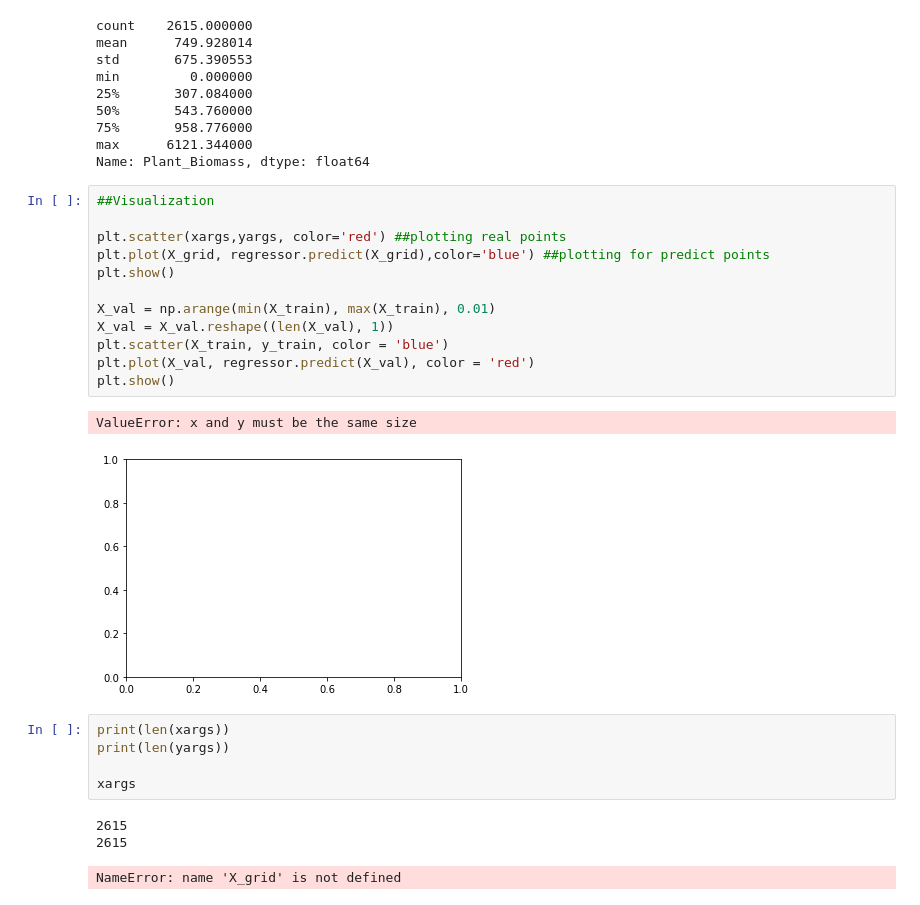
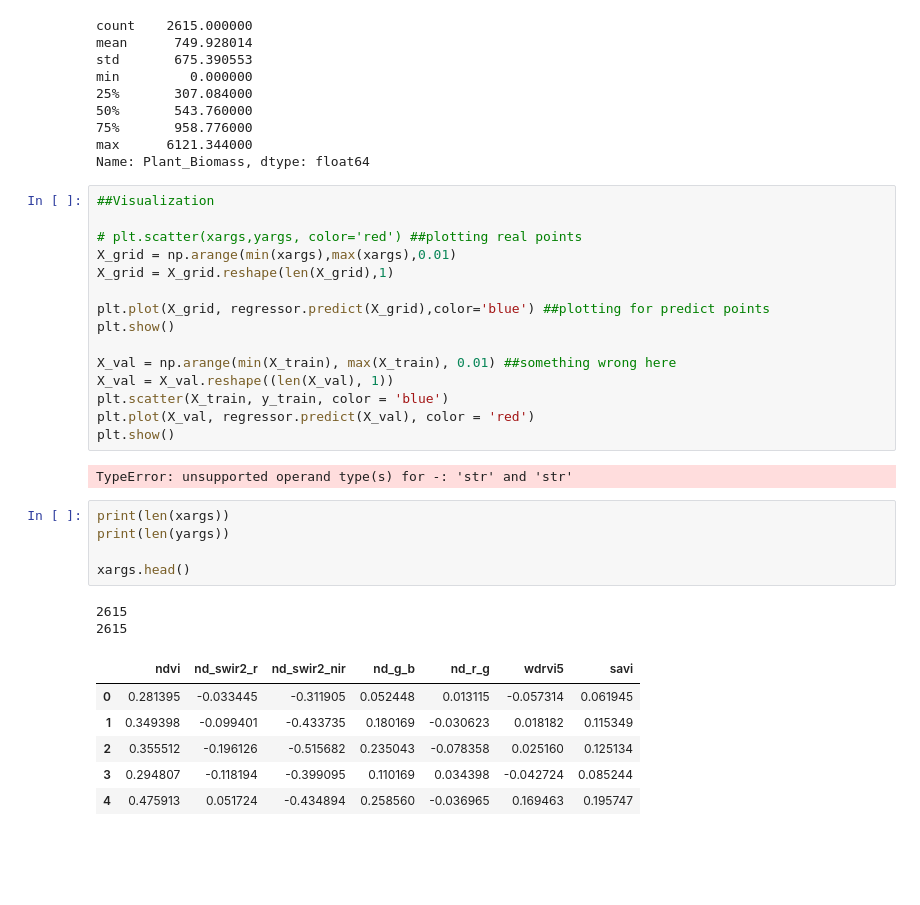
Before and after one commit to asajulien/PhD, a Jupyter notebook: Jupyter/Georgia/GA - yearly data.ipynb, the cells around one changed output. Saved outputs shown, nothing was run; the diff lists cells and outputs as text; blank space fills up the shorter version.

```diff
--- a/Jupyter/Georgia/GA - yearly data.ipynb
+++ b/Jupyter/Georgia/GA - yearly data.ipynb
@@ -251,24 +204,31 @@ Name: Plant_Biomass, dtype: float64
 # %%
 ##Visualization
 
-plt.scatter(xargs,yargs, color='red') ##plotting real points
+# plt.scatter(xargs,yargs, color='red') ##plotting real points
+X_grid = np.arange(min(xargs),max(xargs),0.01)
+X_grid = X_grid.reshape(len(X_grid),1)
+
 plt.plot(X_grid, regressor.predict(X_grid),color='blue') ##plotting for predict points
 plt.show()
 
-X_val = np.arange(min(X_train), max(X_train), 0.01)
+X_val = np.arange(min(X_train), max(X_train), 0.01) ##something wrong here
 X_val = X_val.reshape((len(X_val), 1))
 plt.scatter(X_train, y_train, color = 'blue')
 plt.plot(X_val, regressor.predict(X_val), color = 'red')
 plt.show()
 # %% [output]
-ValueError: x and y must be the same size
+TypeError: unsupported operand type(s) for -: 'str' and 'str'
-[figure, removed]
 # %%
 print(len(xargs))
 print(len(yargs))
 
-xargs
+xargs.head()
 # %% [output]
 2615
 2615
-NameError: name 'X_grid' is not defined
+|  | ndvi | nd_swir2_r | nd_swir2_nir | nd_g_b | nd_r_g | wdrvi5 | savi |
+| 0 | 0.281395 | -0.033445 | -0.311905 | 0.052448 | 0.013115 | -0.057314 | 0.061945 |
+| 1 | 0.349398 | -0.099401 | -0.433735 | 0.180169 | -0.030623 | 0.018182 | 0.115349 |
+| 2 | 0.355512 | -0.196126 | -0.515682 | 0.235043 | -0.078358 | 0.025160 | 0.125134 |
+| 3 | 0.294807 | -0.118194 | -0.399095 | 0.110169 | 0.034398 | -0.042724 | 0.085244 |
+| 4 | 0.475913 | 0.051724 | -0.434894 | 0.258560 | -0.036965 | 0.169463 | 0.195747 |
```
Also changed, not shown: parts of 5 cells of this notebook, 3 other files.
